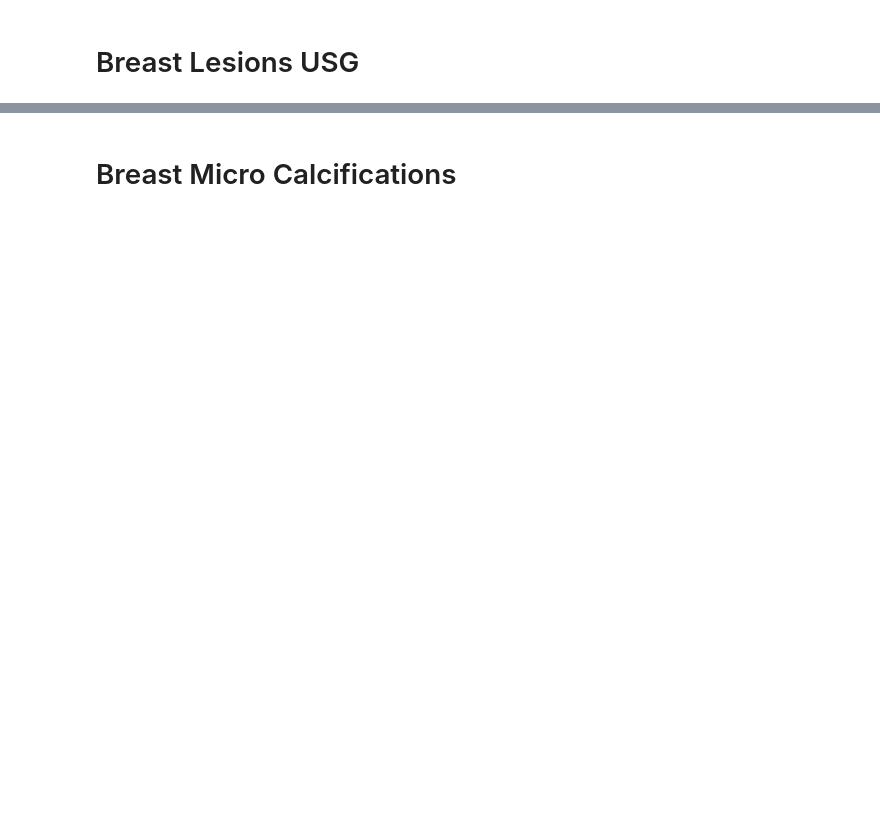
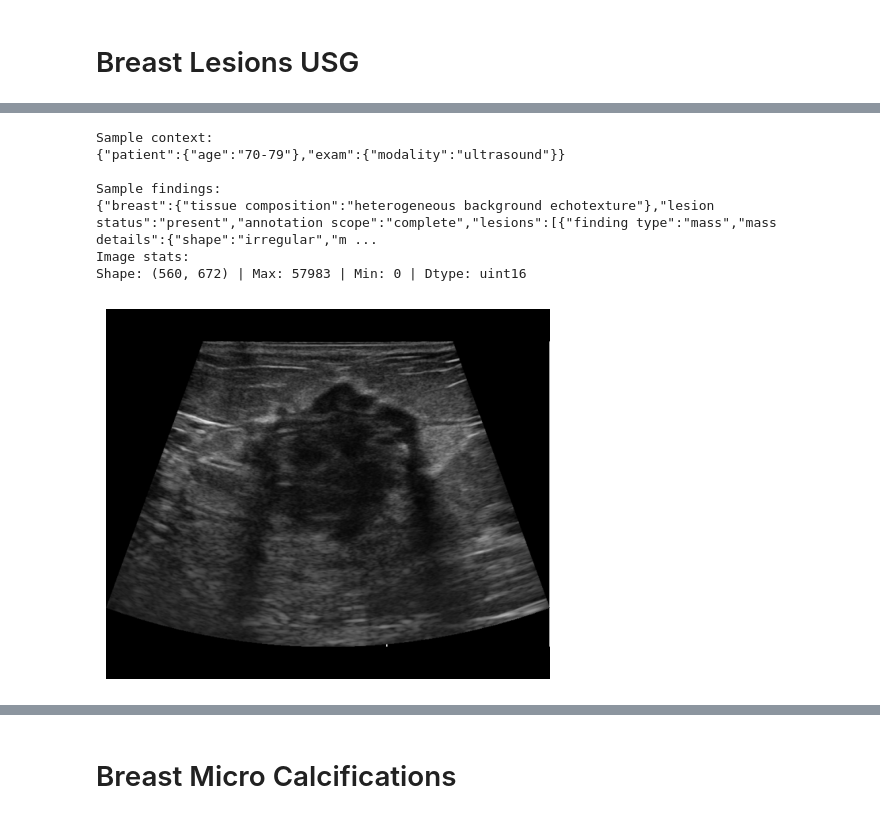
Before and after one commit to jddomingues-fcul/BreXpert-MM, a Jupyter notebook: notebooks/manual_post_processing_checks.ipynb, the cells around one changed output, grey strips where cells are left out. Drawn from its saved outputs; the diff is of its cells as text; code cells hidden in the pictures; blank space fills up the shorter version.

```diff
--- a/notebooks/manual_post_processing_checks.ipynb
+++ b/notebooks/manual_post_processing_checks.ipynb
@@ -104,4 +195,13 @@ get_age_values(breast_lesions_usg_df)
 # %%
-get_base_stats(breast_lesions_usg_df, 0)
+get_base_stats(breast_lesions_usg_df, 10)
+# %% [output]
+Sample context:
+{"patient":{"age":"70-79"},"exam":{"modality":"ultrasound"}}
+
+Sample findings:
+{"breast":{"tissue composition":"heterogeneous background echotexture"},"lesion status":"present","annotation scope":"complete","lesions":[{"finding type":"mass","mass details":{"shape":"irregular","m ...
+Image stats:
+Shape: (560, 672) | Max: 57983 | Min: 0 | Dtype: uint16
+[figure, added]
 # %%
 check_not_present_lesions(breast_lesions_usg_df)
```
Also changed, not shown: parts of 74 cells of this notebook, 50 other files.
